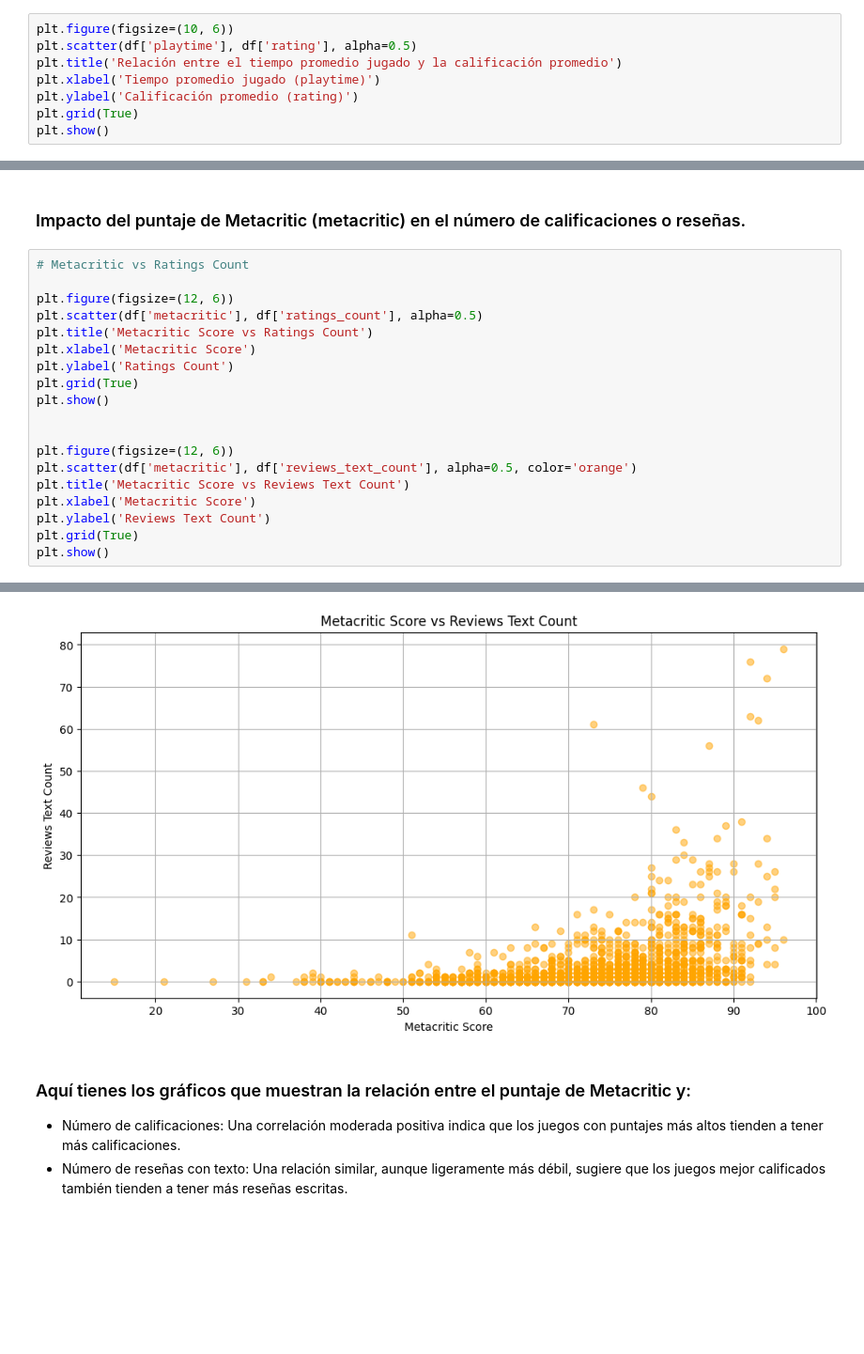
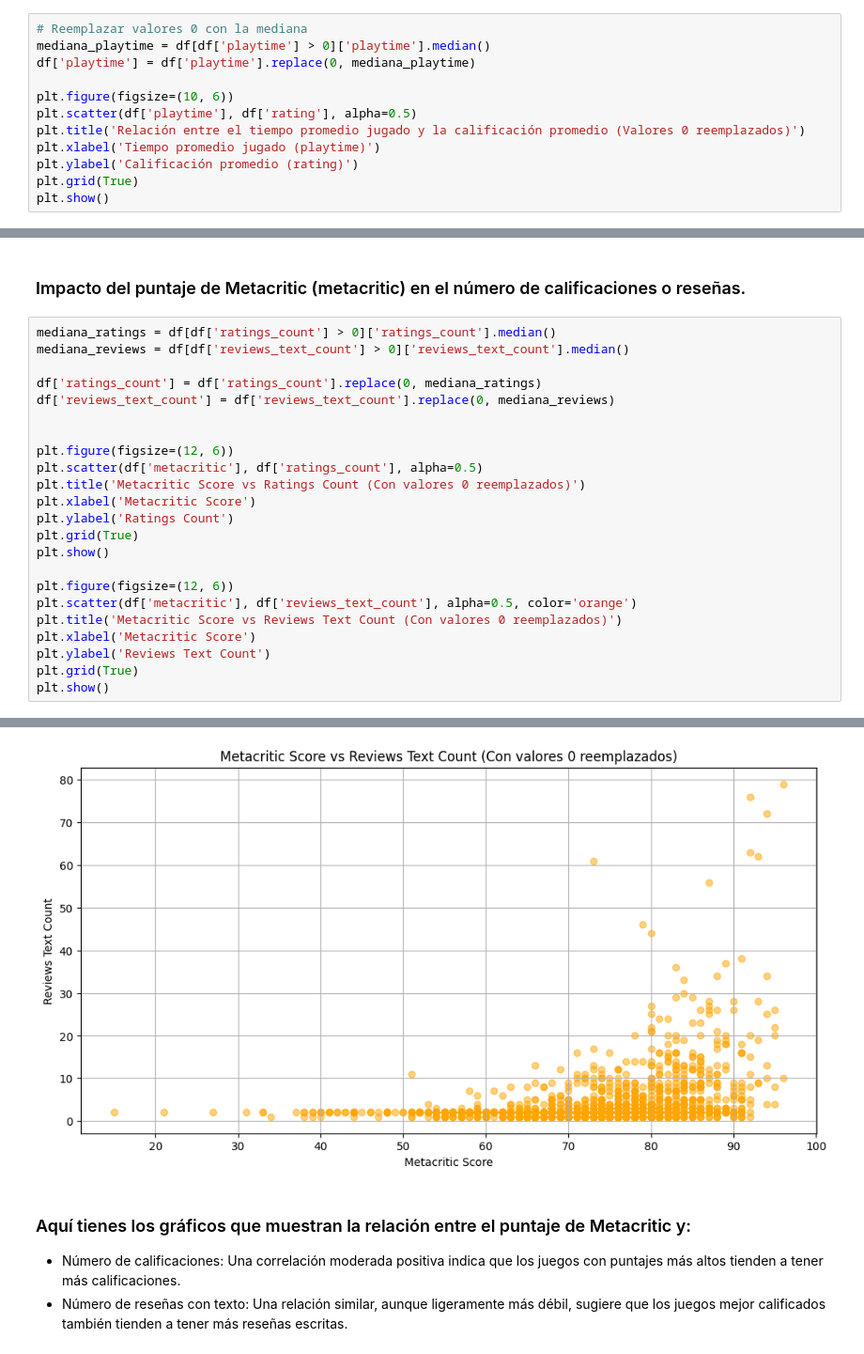
Before and after one commit to andreszaragoza/Eda-Andres, a Jupyter notebook: Analisis_Andres/notebooks/Analisis_Datos.ipynb, the cells around one changed output, grey strips where cells are left out. Shown at 94% size. Saved outputs shown, nothing was run; the diff lists cells and outputs as text; blank space fills up the shorter version.

```diff
--- a/Analisis_Andres/notebooks/Analisis_Datos.ipynb
+++ b/Analisis_Andres/notebooks/Analisis_Datos.ipynb
@@ -885,9 +846,13 @@ Esto indica una amplia diversidad de datos en estas columnas.
 ## Con base en esta información, podemos explorar hipótesis relacionadas con:
 - Relación entre el tiempo promedio jugado (playtime) y la calificación promedio (rating)
 # %%
+# Reemplazar valores 0 con la mediana
+mediana_playtime = df[df['playtime'] > 0]['playtime'].median()
+df['playtime'] = df['playtime'].replace(0, mediana_playtime)
+
 plt.figure(figsize=(10, 6))
 plt.scatter(df['playtime'], df['rating'], alpha=0.5)
-plt.title('Relación entre el tiempo promedio jugado y la calificación promedio')
+plt.title('Relación entre el tiempo promedio jugado y la calificación promedio (Valores 0 reemplazados)')
 plt.xlabel('Tiempo promedio jugado (playtime)')
 plt.ylabel('Calificación promedio (rating)')
 plt.grid(True)
@@ -928,20 +918,24 @@ correlation, grouped_data
 # %% [markdown]
 ### Impacto del puntaje de Metacritic (metacritic) en el número de calificaciones o reseñas.
 # %%
-# Metacritic vs Ratings Count
+mediana_ratings = df[df['ratings_count'] > 0]['ratings_count'].median()
+mediana_reviews = df[df['reviews_text_count'] > 0]['reviews_text_count'].median()
+
+df['ratings_count'] = df['ratings_count'].replace(0, mediana_ratings)
+df['reviews_text_count'] = df['reviews_text_count'].replace(0, mediana_reviews)
+
 
 plt.figure(figsize=(12, 6))
 plt.scatter(df['metacritic'], df['ratings_count'], alpha=0.5)
-plt.title('Metacritic Score vs Ratings Count')
+plt.title('Metacritic Score vs Ratings Count (Con valores 0 reemplazados)')
 plt.xlabel('Metacritic Score')
 plt.ylabel('Ratings Count')
 plt.grid(True)
 plt.show()
 
-
 plt.figure(figsize=(12, 6))
 plt.scatter(df['metacritic'], df['reviews_text_count'], alpha=0.5, color='orange')
-plt.title('Metacritic Score vs Reviews Text Count')
+plt.title('Metacritic Score vs Reviews Text Count (Con valores 0 reemplazados)')
 plt.xlabel('Metacritic Score')
 plt.ylabel('Reviews Text Count')
 plt.grid(True)
@@ -951,4 +945,4 @@ plt.show()
-[figure, old version]
+[figure, new version]
 # %% [markdown]
 ### Aquí tienes los gráficos que muestran la relación entre el puntaje de Metacritic y:
 
```
Also changed, not shown: parts of 17 cells of this notebook, 15 other files.
